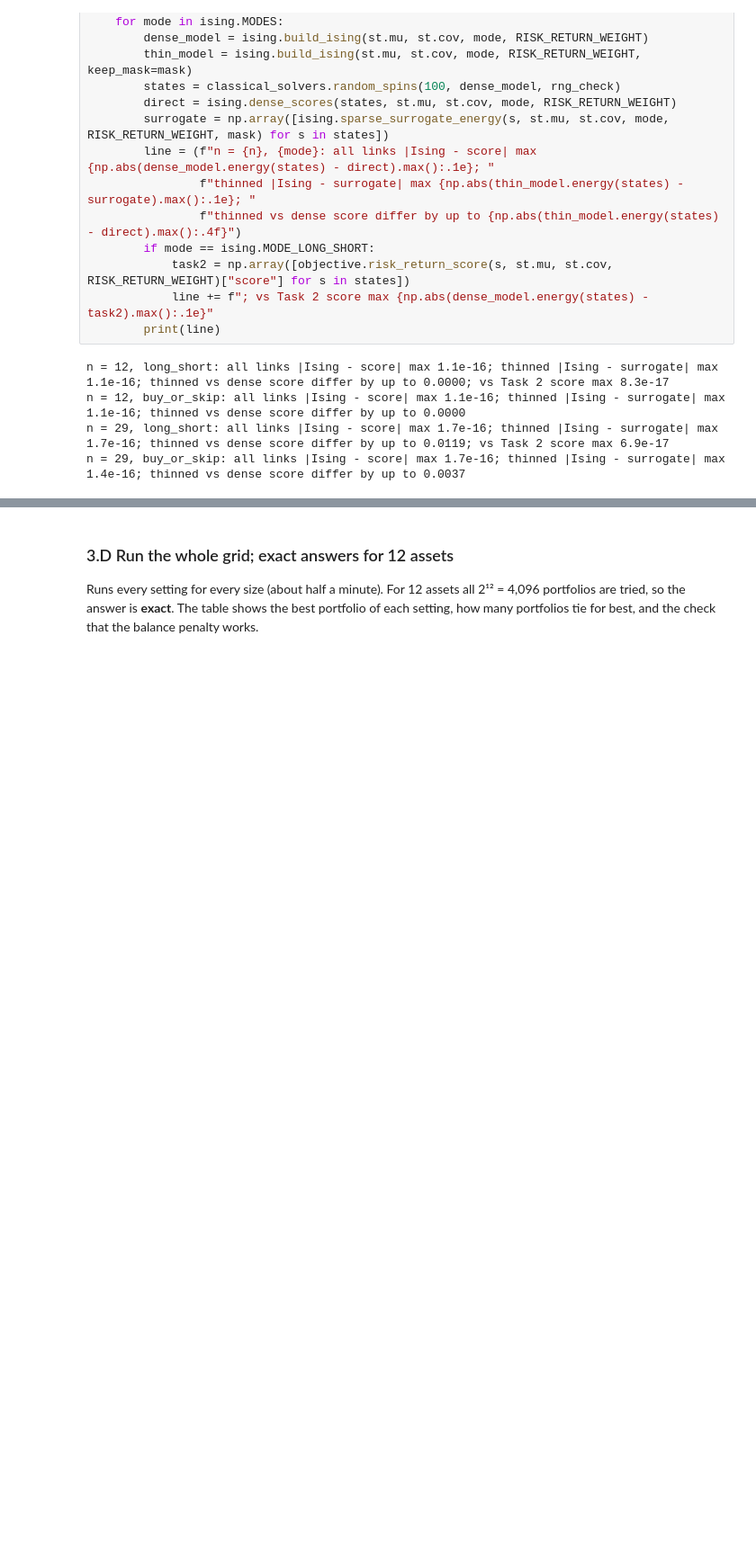
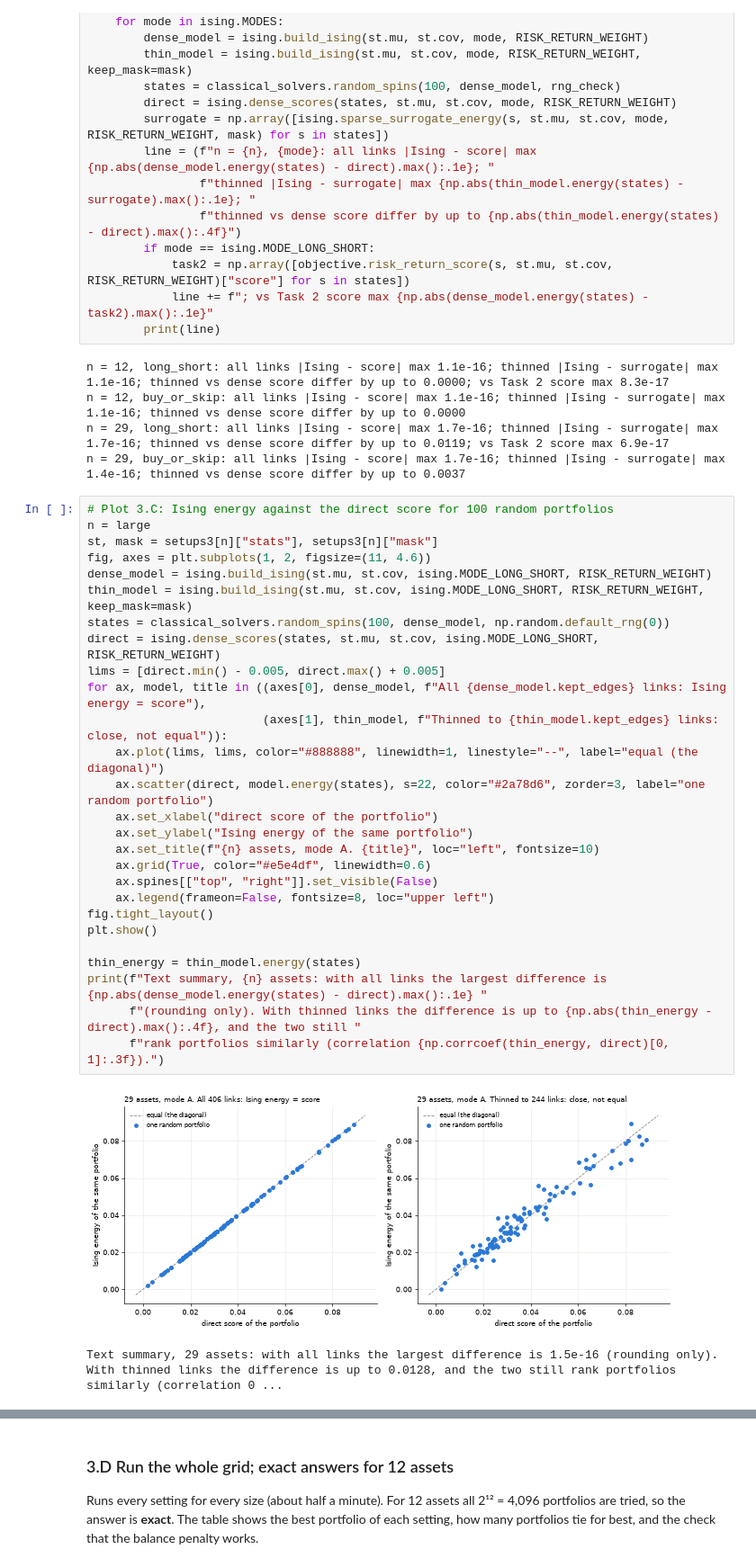
Before and after one commit to Oussema-t/zollerqu-qollab, a Jupyter notebook: stocks/stock_idea_ZollerQu.ipynb, the cells around one changed output, grey strips where cells are left out. Shown at 90% size. Cells and saved outputs as stored; diff of their text form; blank space fills up the shorter version.

```diff
--- a/stocks/stock_idea_ZollerQu.ipynb
+++ b/stocks/stock_idea_ZollerQu.ipynb
@@ -1215,3 +1311,33 @@ n = 12, long_short: all links |Ising - score| max 1.1e-16; thinned |Ising - surr
 n = 12, buy_or_skip: all links |Ising - score| max 1.1e-16; thinned |Ising - surrogate| max 1.1e-16; thinned vs dense score differ by up to 0.0000
 n = 29, long_short: all links |Ising - score| max 1.7e-16; thinned |Ising - surrogate| max 1.7e-16; thinned vs dense score differ by up to 0.0119; vs Task 2 score max 6.9e-17
 n = 29, buy_or_skip: all links |Ising - score| max 1.7e-16; thinned |Ising - surrogate| max 1.4e-16; thinned vs dense score differ by up to 0.0037
+# %%
+# Plot 3.C: Ising energy against the direct score for 100 random portfolios
+n = large
+st, mask = setups3[n]["stats"], setups3[n]["mask"]
+fig, axes = plt.subplots(1, 2, figsize=(11, 4.6))
+dense_model = ising.build_ising(st.mu, st.cov, ising.MODE_LONG_SHORT, RISK_RETURN_WEIGHT)
+thin_model = ising.build_ising(st.mu, st.cov, ising.MODE_LONG_SHORT, RISK_RETURN_WEIGHT, keep_mask=mask)
+states = classical_solvers.random_spins(100, dense_model, np.random.default_rng(0))
+direct = ising.dense_scores(states, st.mu, st.cov, ising.MODE_LONG_SHORT, RISK_RETURN_WEIGHT)
+lims = [direct.min() - 0.005, direct.max() + 0.005]
+for ax, model, title in ((axes[0], dense_model, f"All {dense_model.kept_edges} links: Ising energy = score"),
+                         (axes[1], thin_model, f"Thinned to {thin_model.kept_edges} links: close, not equal")):
+    ax.plot(lims, lims, color="#888888", linewidth=1, linestyle="--", label="equal (the diagonal)")
+    ax.scatter(direct, model.energy(states), s=22, color="#2a78d6", zorder=3, label="one random portfolio")
+    ax.set_xlabel("direct score of the portfolio")
+    ax.set_ylabel("Ising energy of the same portfolio")
+    ax.set_title(f"{n} assets, mode A. {title}", loc="left", fontsize=10)
+    ax.grid(True, color="#e5e4df", linewidth=0.6)
+    ax.spines[["top", "right"]].set_visible(False)
+    ax.legend(frameon=False, fontsize=8, loc="upper left")
+fig.tight_layout()
+plt.show()
+
+thin_energy = thin_model.energy(states)
+print(f"Text summary, {n} assets: with all links the largest difference is {np.abs(dense_model.energy(states) - direct).max():.1e} "
+      f"(rounding only). With thinned links the difference is up to {np.abs(thin_energy - direct).max():.4f}, and the two still "
+      f"rank portfolios similarly (correlation {np.corrcoef(thin_energy, direct)[0, 1]:.3f}).")
+# %% [output]
+[figure, added]
+Text summary, 29 assets: with all links the largest difference is 1.5e-16 (rounding only). With thinned links the difference is up to 0.0128, and the two still rank portfolios similarly (correlation 0 ...
```
Also changed, not shown: parts of 22 cells of this notebook.
